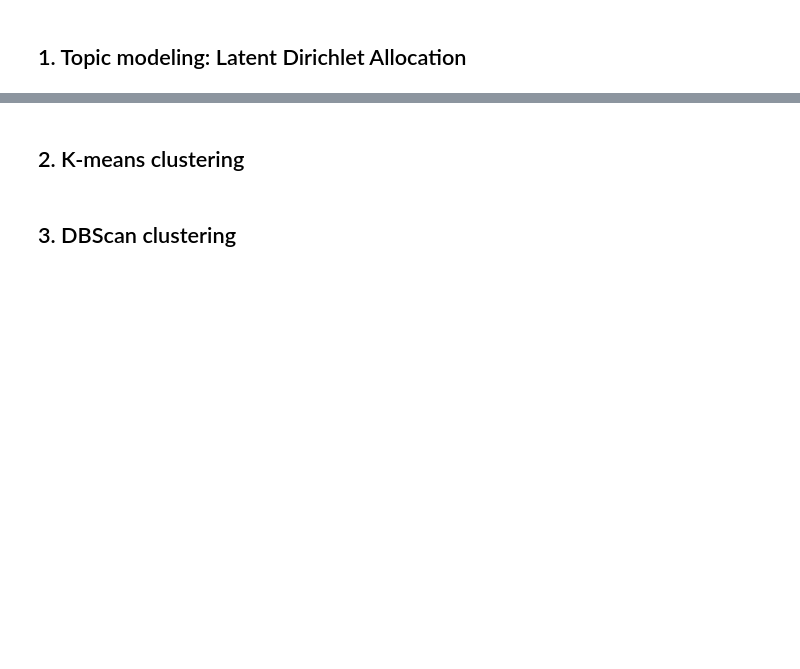
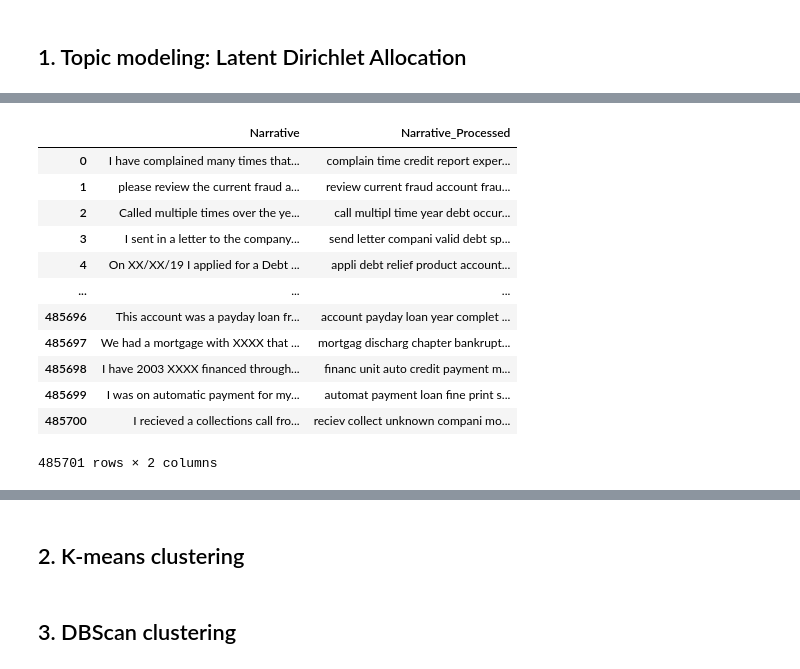
Before and after one commit to WouterStemgee/applied-machine-learning-consumer-complaints-database, a Jupyter notebook: sprint2_unsupervised-learning/sprint2_Wouter.ipynb, the cells around one changed output, grey strips where cells are left out. Cells and saved outputs as stored; diff of their text form; code cells hidden in the pictures; blank space fills up the shorter version.

```diff
--- a/sprint2_unsupervised-learning/sprint2_Wouter.ipynb
+++ b/sprint2_unsupervised-learning/sprint2_Wouter.ipynb
@@ -26,0 +65,23 @@ complaints = pd.read_csv('../data/complaints.csv', delimiter=',', nrows=rows_to_
+# %%
+import re
+from sklearn.feature_extraction.stop_words import ENGLISH_STOP_WORDS
+from nltk.stem import WordNetLemmatizer, SnowballStemmer
+
+def processing(string):
+    # omzetten naar lowercase
+    string = string.lower()
+    # alles wat niet gelijk is aan een lowercase of whitespace eruit filteren
+    string = re.sub(r'[^\w\s]', '', string)
+    # alle getallen eruit filteren
+    string = re.sub(r'[0-9]|,', '', string)
+    # returns en newlines eruithalen
+    string = string.replace('\r', ' ')
+    string = string.replace('\n', ' ')
+    # kaartnummers staan in de tekst als volgt XXX XXX ..., deze eruit filteren
+    string = re.sub(r'[X|x]{2,}', ' ', string)
+    # de string splitten om de stopwoorden er afzonderlijk uit te halen
+    tokens = string.split(' ')
+    tokens = [w for w in tokens if w not in ENGLISH_STOP_WORDS and len(w) > 3]
+    ## werkwoord vervoegingen veranderen en woorden reduceren naar stamvorm
+    result = [SnowballStemmer('english').stem(WordNetLemmatizer().lemmatize(token, pos='v')) for token in tokens]
+    return ' ' . join(result)
@@ -26,0 +90,16 @@ complaints = pd.read_csv('../data/complaints.csv', delimiter=',', nrows=rows_to_
+# %%
+complaints_df[['Narrative', 'Narrative_Processed']]
+# %% [output]
+|  | Narrative | Narrative_Processed |
+| 0 | I have complained many times that... | complain time credit report exper... |
+| 1 | please review the current fraud a... | review current fraud account frau... |
+| 2 | Called multiple times over the ye... | call multipl time year debt occur... |
+| 3 | I sent in a letter to the company... | send letter compani valid debt sp... |
+| 4 | On XX/XX/19 I applied for a Debt ... | appli debt relief product account... |
+| ... | ... | ... |
+| 485696 | This account was a payday loan fr... | account payday loan year complet ... |
+| 485697 | We had a mortgage with XXXX that ... | mortgag discharg chapter bankrupt... |
+| 485698 | I have 2003 XXXX financed through... | financ unit auto credit payment m... |
+| 485699 | I was on automatic payment for my... | automat payment loan fine print s... |
+| 485700 | I recieved a collections call fro... | reciev collect unknown compani mo... |
+485701 rows × 2 columns
```
Also changed, not shown: parts of 15 cells of this notebook.
